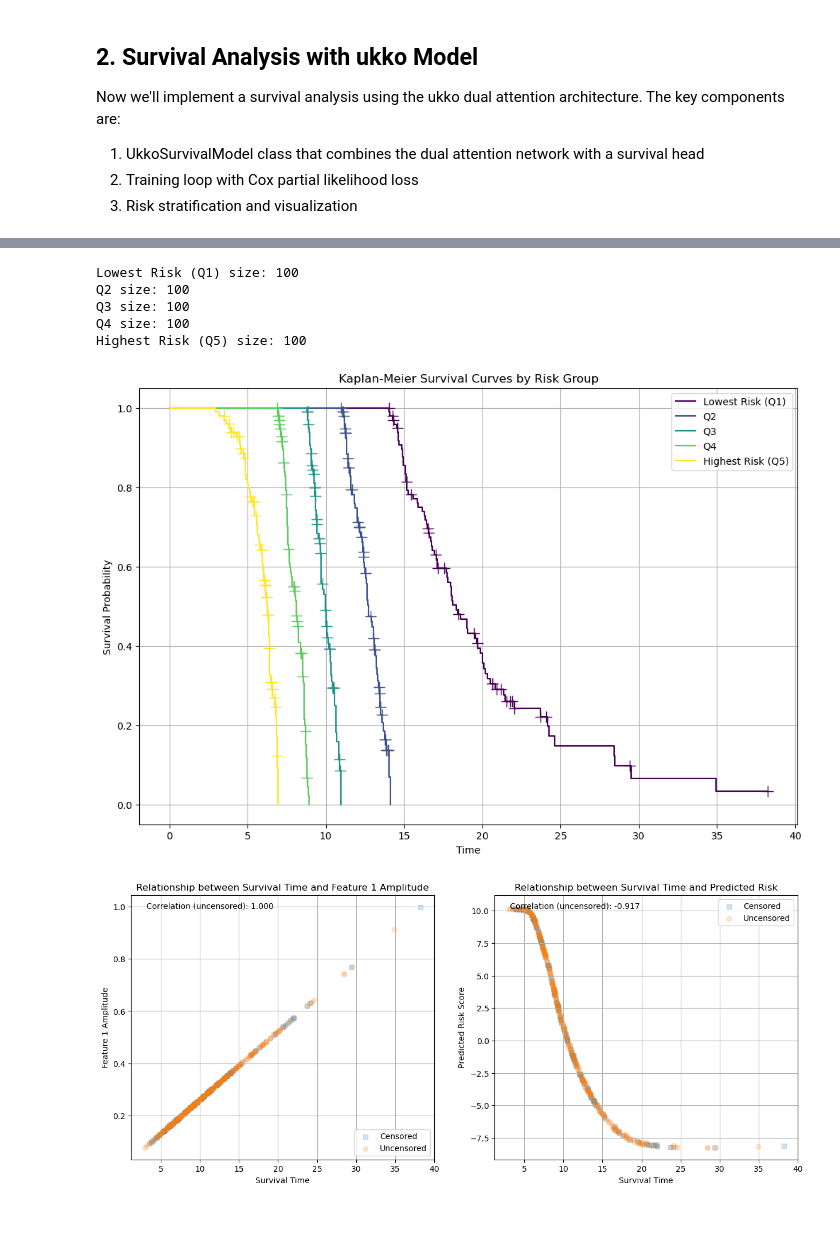
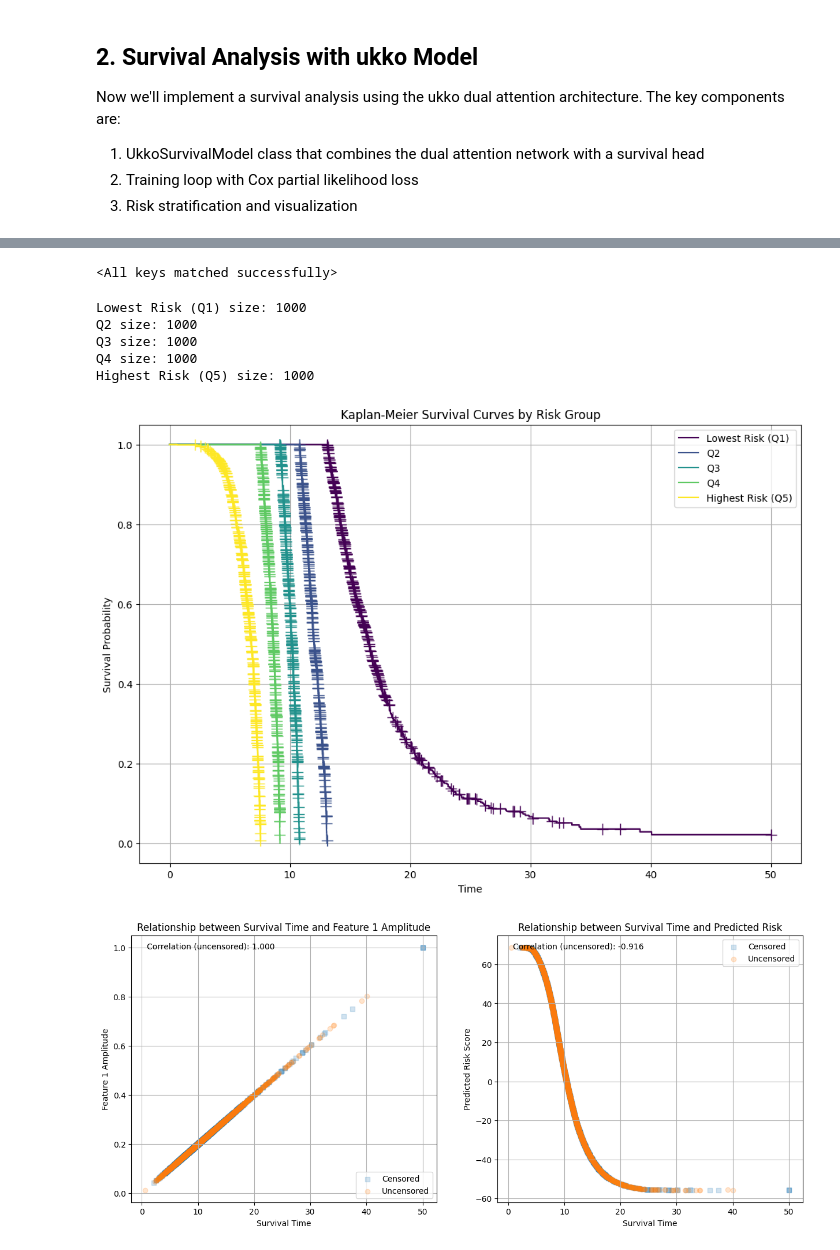
Before and after one commit to eric-fey-hus/ukko, a Jupyter notebook: Survival_test_ukko_sinewave.ipynb, the cells around one changed output, grey strips where cells are left out. Saved outputs shown, nothing was run; the diff lists cells and outputs as text; code cells hidden in the pictures; blank space fills up the shorter version.

```diff
--- a/Survival_test_ukko_sinewave.ipynb
+++ b/Survival_test_ukko_sinewave.ipynb
@@ -179,7 +179,7 @@ def plot_survival_features(dataset, sample_indices=None):
 # %%
 # Example usage
 dataset = SurvivalSineWaveDataset(
-    n_samples=500,
+    n_samples=5000,
     n_features=3,
     sequence_length=20,
     shape=5,
@@ -228,6 +228,13 @@ from ukko.core import DualAttentionRegressor1
 import copy
 from torch.utils.data import DataLoader, TensorDataset
 import torchsurv.loss.cox as tscox
+
+# Check for GPU availability
+device = torch.device('cuda' if torch.cuda.is_available() else 'cpu')
+print(f'Using device: {device}')
+
+if torch.cuda.is_available():
+    print(f'GPU: {torch.cuda.get_device_name(0)}')
 
 # Define the Ukko Survival model
 class UkkoSurvivalModel(nn.Module):
@@ -236,7 +243,7 @@ class UkkoSurvivalModel(nn.Module):
         self.attention_net = DualAttentionRegressor1(
             n_features=n_features,
             time_steps=sequence_length,
-            d_model=32, #128,
+            d_model=32,
             n_heads=4,
             dropout=0.1,
             n_modules=2
@@ -252,11 +259,19 @@ X = torch.FloatTensor(dataset.data.numpy())
 times = torch.FloatTensor(dataset.observed_times.numpy())
 events = torch.FloatTensor(dataset.events.numpy())
 
+# Move data to device
+X = X.to(device)
+times = times.to(device)
+events = events.to(device)
+
 # Create data loader
 survival_dataset = TensorDataset(X, times, events)
-batch_size = 32
+batch_size = 2**10#32
 train_loader = DataLoader(survival_dataset, batch_size=batch_size, shuffle=True)
 
 # Initialize model and optimizer
 model = UkkoSurvivalModel(sequence_length=dataset.sequence_length, n_features=dataset.n_features)
+# Move model to device
+model = model.to(device)
+
 optimizer = torch.optim.Adam(model.parameters(), lr=0.001)
@@ -263,6 +281,6 @@ optimizer = torch.optim.Adam(model.parameters(), lr=0.001)
 # %%
 # Training loop
-n_epochs = 30
+n_epochs = 500
 losses = []
 best_loss = float('inf')
 best_model_state = None
@@ -272,6 +290,11 @@ for epoch in range(n_epochs):
     total_loss = 0
 
     for X_batch, times_batch, events_batch in train_loader:
+        # Move batch data to device
+        X_batch = X_batch.to(device)
+        times_batch = times_batch.to(device)
+        events_batch = events_batch.to(device)
+
         optimizer.zero_grad()
 
         # Get log hazards
@@ -327,3 +353,7 @@ Loading best model with loss: 0.97775973752141
+# %%
+model.load_state_dict(best_model_state)
+# %% [output]
+<All keys matched successfully>
 # %%
 def stratify_and_plot(survival_data, risk_scores, n_groups=4):
     """Stratify patients into multiple risk groups and plot KM curves."""
@@ -372,9 +402,10 @@ def stratify_and_plot(survival_data, risk_scores, n_groups=4):
     return cutoffs
 
 # Generate risk scores using the trained model
+model.to('cpu')
 model.eval()
 with torch.no_grad():
-    risk_scores, feat_weights, time_weights = model(X)
+    risk_scores, feat_weights, time_weights = model(X.to('cpu'))
     risk_scores = risk_scores.numpy()
 
 # Create stratification plot
@@ -387,39 +418,39 @@ cutoffs = stratify_and_plot(sur_df, risk_scores, n_groups=5)
 # # Visualize attention weights
 # plt.figure(figsize=(15, 5))
 
 # # Feature attention weights - reshape for visualization
 # feat_attention = feat_weights.detach().numpy()
 # # print dim of feat_attention
 # print("Feature attention shape:", feat_attention.shape)  # Should be [batch_size, n_features, sequence_length]
 
 # # Plot feature attention weights
 # plt.subplot(1, 2, 1)
 # plt.imshow(feat_attention.T)
 # plt.title('Feature Attention Weights')
 # plt.xlabel('Sample')
 # plt.ylabel('Feature')
 # plt.colorbar()
 
 # # Time attention weights
 # time_attention = time_weights.detach().numpy().mean(axis=0)  # Average across batch
 
 # # Plot time attention weights
 # plt.subplot(1, 2, 2)
 # plt.plot(time_attention)
 # plt.title('Time Attention Weights (Average)')
 # plt.xlabel('Time Step')
 # plt.ylabel('Weight')
 # plt.grid(True)
 
 # plt.tight_layout()
 # plt.show()
 # %% [output]
-Lowest Risk (Q1) size: 100
-Q2 size: 100
-Q3 size: 100
-Q4 size: 100
-Highest Risk (Q5) size: 100
+Lowest Risk (Q1) size: 1000
+Q2 size: 1000
+Q3 size: 1000
+Q4 size: 1000
+Highest Risk (Q5) size: 1000
-[figure, old version]
+[figure, new version]
 # %%
 # Plot relationship between survival time and first feature amplitude
 def plot_amplitude_survival_relationship(dataset,ax=None):
@@ -500,7 +531,7 @@ plot_amplitude_survival_relationship(dataset, ax=ax1)
 #  assumes that model has been evaluated and risk_scores are available
 plot_risk_survival_relationship(risk_scores, dataset, ax=ax2)
 # %% [output]
-[figure, old version]
+[figure, new version]
 # %%
 # Plot relationship between survival time and first feature amplitude
 def plot_amplitude_survival_relationship(dataset):
```
Also changed, not shown: parts of 5 cells of this notebook.
